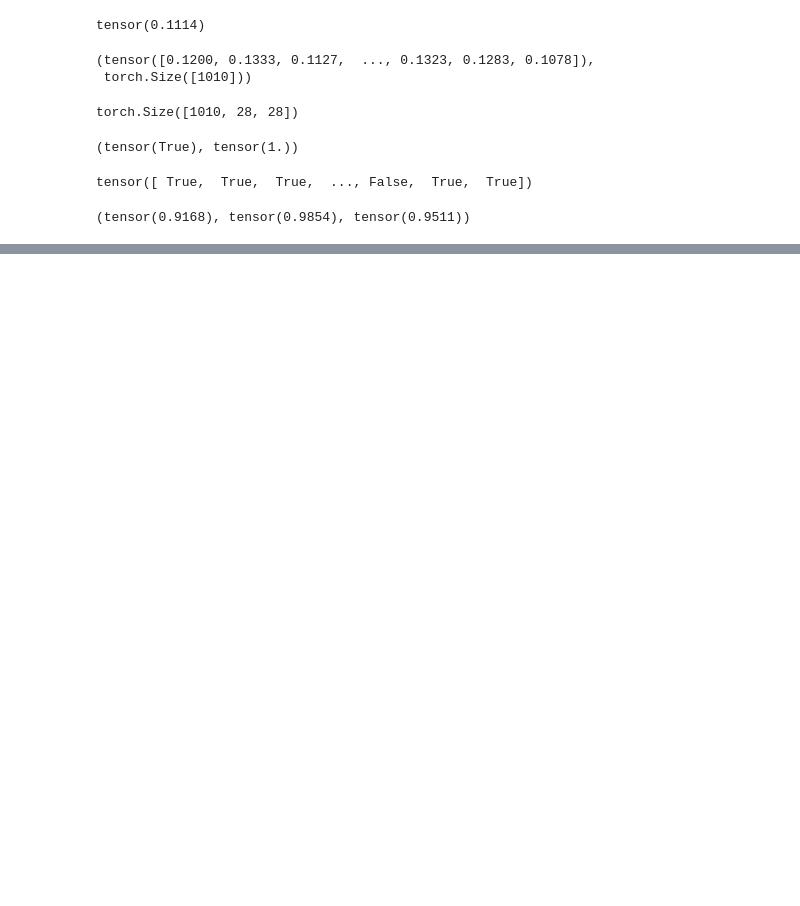
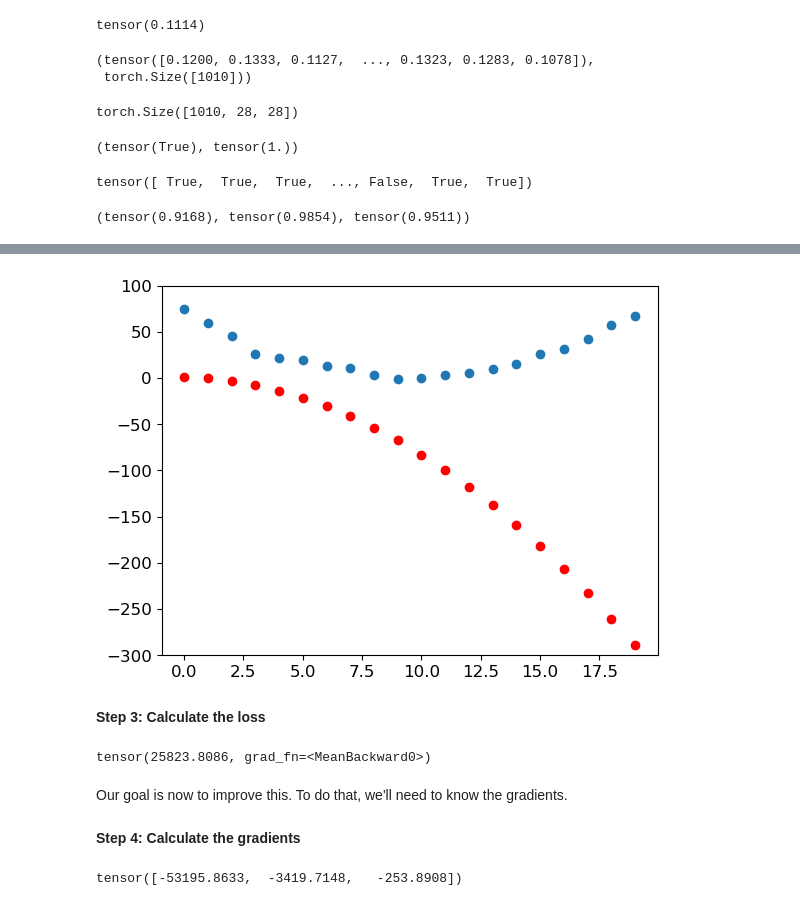
Before and after one commit to qasimkhan/Practical-Deep-Learning-for-Coders, a Jupyter notebook: 4-digit-classifier.ipynb, the cells around one changed output, grey strips where cells are left out. Cells and saved outputs as stored; diff of their text form; code cells hidden in the pictures; blank space fills up the shorter version.

```diff
--- a/4-digit-classifier.ipynb
+++ b/4-digit-classifier.ipynb
@@ -186,0 +250,5 @@ accuracy_3s,accuracy_7s,(accuracy_3s+accuracy_7s)/2
+# %%
+# let's use a guess that it will be quadratic; i.e., a function of the form a*(time**2)+(b*time)+c.
+def f(t, params):
+    a,b,c = params
+    return a*(t**2) + (b*t) + c
@@ -186,0 +262,2 @@ accuracy_3s,accuracy_7s,(accuracy_3s+accuracy_7s)/2
+# %%
+params = torch.randn(3).requires_grad_()
@@ -186,0 +269,28 @@ accuracy_3s,accuracy_7s,(accuracy_3s+accuracy_7s)/2
+# %%
+preds = f(time, params)
+# %%
+def show_preds(preds, ax=None):
+    if ax is None: ax=plt.subplots()[1]
+    ax.scatter(time, speed)
+    ax.scatter(time, to_np(preds), color='red')
+    ax.set_ylim(-300,100)
+# %%
+show_preds(preds)
+# %% [output]
+[figure, added]
+# %% [markdown]
+**Step 3: Calculate the loss**
+# %%
+loss = mse(preds, speed)
+loss
+# %% [output]
+tensor(25823.8086, grad_fn=<MeanBackward0>)
+# %% [markdown]
+Our goal is now to improve this. To do that, we'll need to know the gradients.
+# %% [markdown]
+**Step 4: Calculate the gradients**
+# %%
+loss.backward()
+params.grad
+# %% [output]
+tensor([-53195.8633,  -3419.7148,   -253.8908])
```
Also changed, not shown: parts of 114 cells of this notebook, 1 other file.
